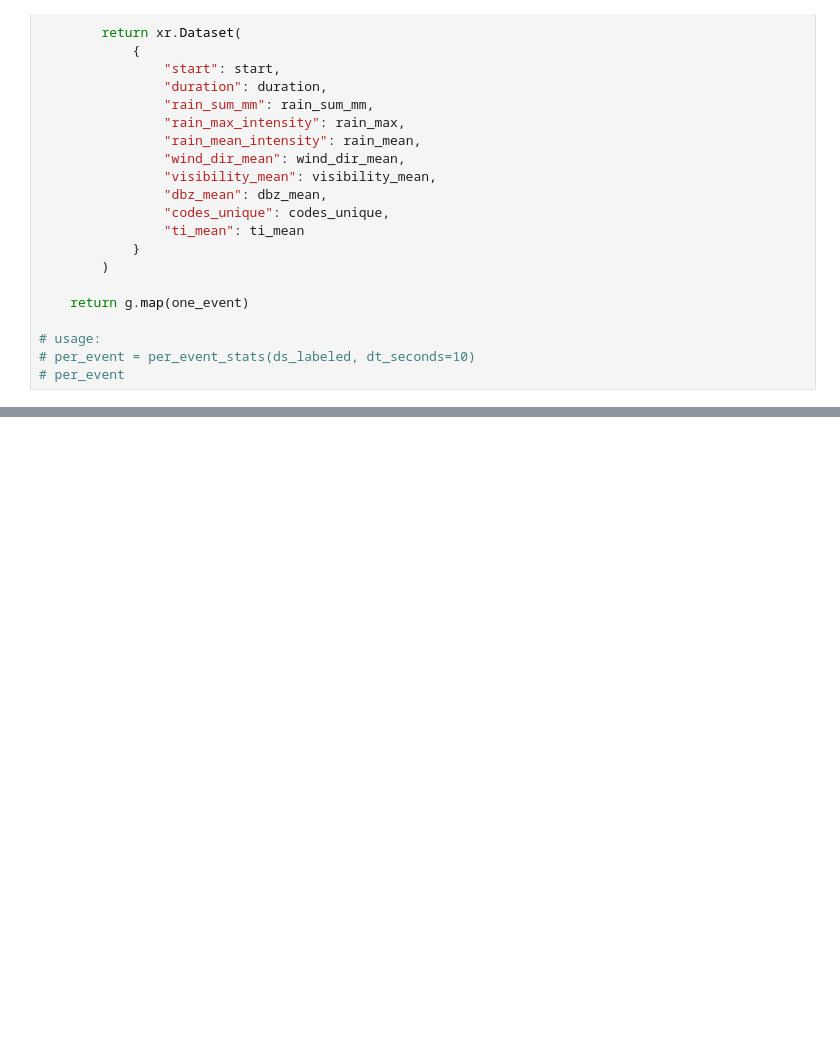
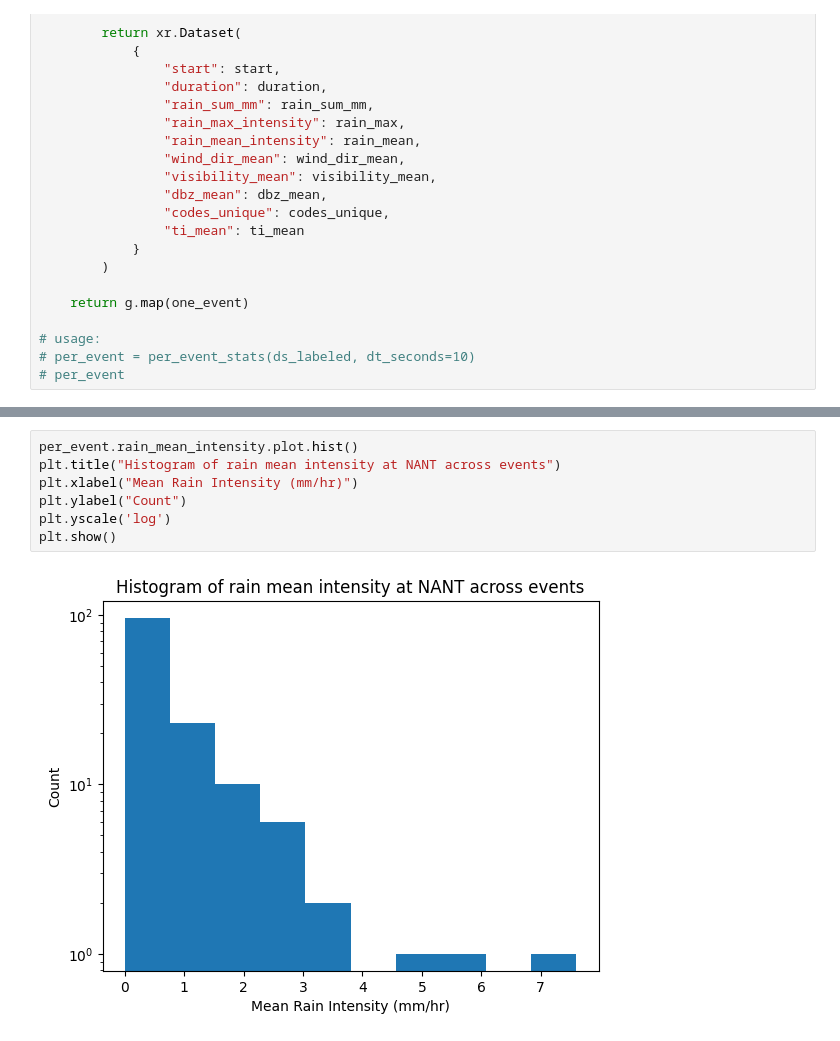
Before and after one commit to LBerger17/ORACLE, a Jupyter notebook: Initial_TimeSeries_and_Histograms.ipynb, the cells around one changed output, grey strips where cells are left out. Cells and saved outputs as stored; diff of their text form; blank space fills up the shorter version.

```diff
--- a/Initial_TimeSeries_and_Histograms.ipynb
+++ b/Initial_TimeSeries_and_Histograms.ipynb
@@ -468,0 +509,9 @@ plt.show()
+# %%
+per_event.rain_mean_intensity.plot.hist()
+plt.title("Histogram of rain mean intensity at NANT across events")
+plt.xlabel("Mean Rain Intensity (mm/hr)")
+plt.ylabel("Count")
+plt.yscale('log')
+plt.show()
+# %% [output]
+[figure, added]
```
Also changed, not shown: parts of 37 cells of this notebook.
